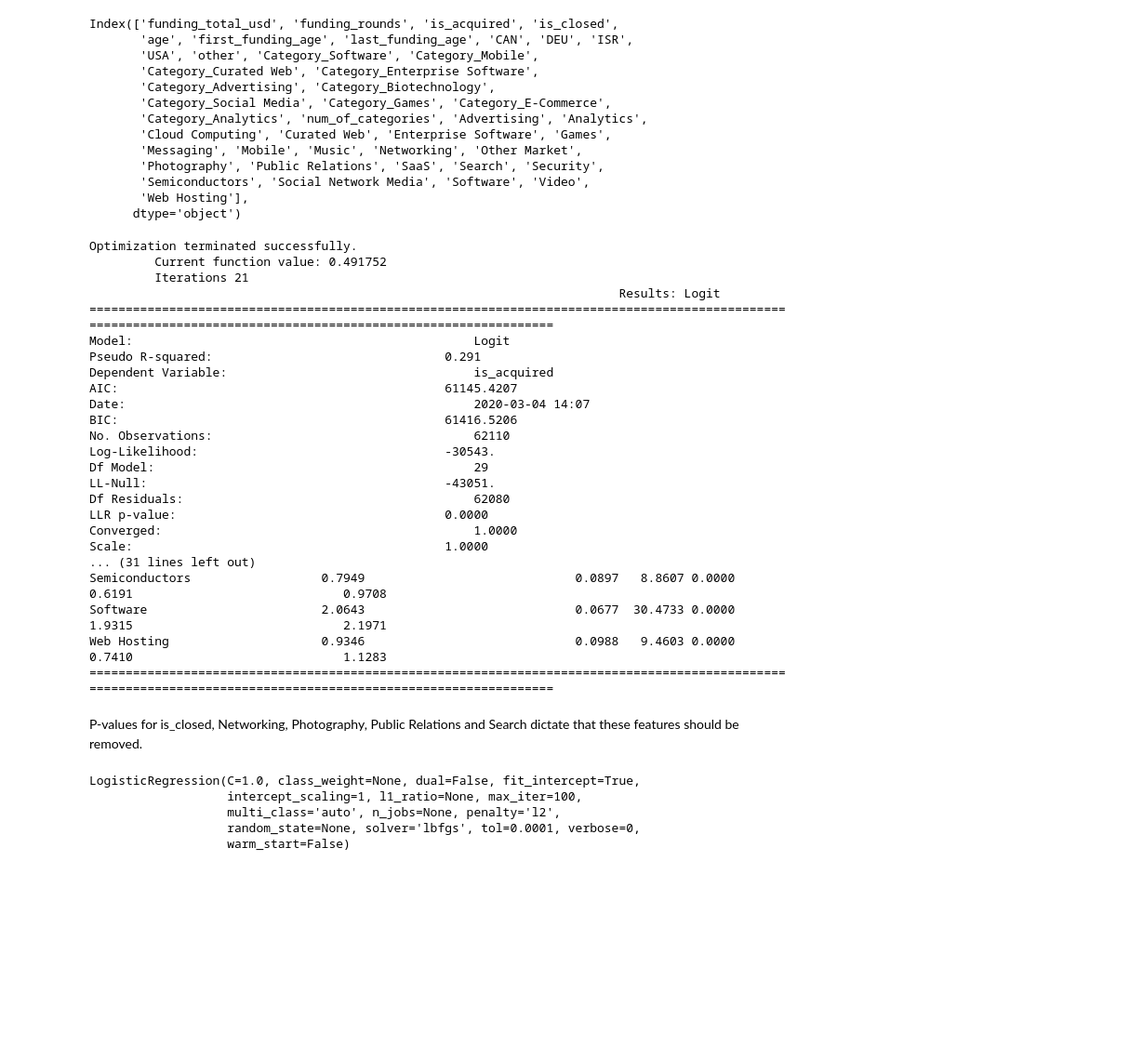
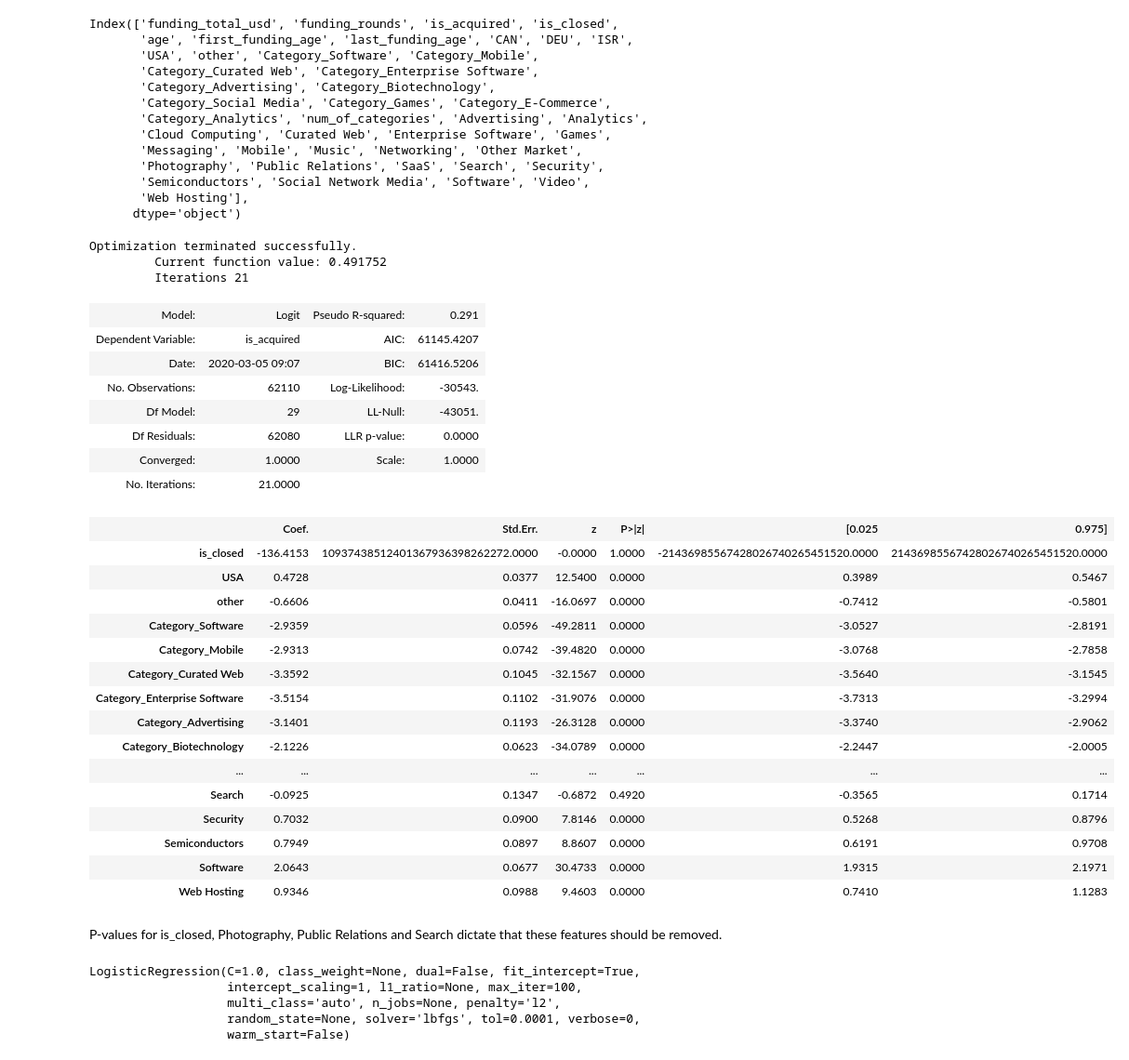
Before and after one commit to lakshayrastogi/Crunchbase-assignment, a Jupyter notebook: crunchBaseCruncher.ipynb, the cells around one changed output. Shown at 93% size. Drawn from its saved outputs; the diff is of its cells as text; code cells hidden in the pictures; blank space fills up the shorter version.

```diff
--- a/crunchBaseCruncher.ipynb
+++ b/crunchBaseCruncher.ipynb
@@ -687,27 +688,37 @@ y=os_data_y['is_acquired']
 # %%
 logit_model=sm.Logit(y,X)
 result=logit_model.fit()
-print(result.summary2())
+result.summary2()
 # %% [output]
 Optimization terminated successfully.
          Current function value: 0.491752
          Iterations 21
-                                                                         Results: Logit
-================================================================================================================================================================
-Model:                                               Logit                                           Pseudo R-squared:                                0.291
-Dependent Variable:                                  is_acquired                                     AIC:                                             61145.4207
-Date:                                                2020-03-04 14:07                                BIC:                                             61416.5206
-No. Observations:                                    62110                                           Log-Likelihood:                                  -30543.
-Df Model:                                            29                                              LL-Null:                                         -43051.
-Df Residuals:                                        62080                                           LLR p-value:                                     0.0000
-Converged:                                           1.0000                                          Scale:                                           1.0000
-... (31 lines left out)
-Semiconductors                  0.7949                             0.0897   8.8607 0.0000                              0.6191                             0.9708
-Software                        2.0643                             0.0677  30.4733 0.0000                              1.9315                             2.1971
-Web Hosting                     0.9346                             0.0988   9.4603 0.0000                              0.7410                             1.1283
-================================================================================================================================================================
+| Model: | Logit | Pseudo R-squared: | 0.291 |
+| Dependent Variable: | is_acquired | AIC: | 61145.4207 |
+| Date: | 2020-03-05 09:07 | BIC: | 61416.5206 |
+| No. Observations: | 62110 | Log-Likelihood: | -30543. |
+| Df Model: | 29 | LL-Null: | -43051. |
+| Df Residuals: | 62080 | LLR p-value: | 0.0000 |
+| Converged: | 1.0000 | Scale: | 1.0000 |
+| No. Iterations: | 21.0000 |  |  |
+|  | Coef. | Std.Err. | z | P>|z| | [0.025 | 0.975] |
+| is_closed | -136.4153 | 10937438512401367936398262272.0000 | -0.0000 | 1.0000 | -21436985567428026740265451520.0000 | 21436985567428026740265451520.0000 |
+| USA | 0.4728 | 0.0377 | 12.5400 | 0.0000 | 0.3989 | 0.5467 |
+| other | -0.6606 | 0.0411 | -16.0697 | 0.0000 | -0.7412 | -0.5801 |
+| Category_Software | -2.9359 | 0.0596 | -49.2811 | 0.0000 | -3.0527 | -2.8191 |
+| Category_Mobile | -2.9313 | 0.0742 | -39.4820 | 0.0000 | -3.0768 | -2.7858 |
+| Category_Curated Web | -3.3592 | 0.1045 | -32.1567 | 0.0000 | -3.5640 | -3.1545 |
+| Category_Enterprise Software | -3.5154 | 0.1102 | -31.9076 | 0.0000 | -3.7313 | -3.2994 |
+| Category_Advertising | -3.1401 | 0.1193 | -26.3128 | 0.0000 | -3.3740 | -2.9062 |
+| Category_Biotechnology | -2.1226 | 0.0623 | -34.0789 | 0.0000 | -2.2447 | -2.0005 |
+| ... | ... | ... | ... | ... | ... | ... |
+| Search | -0.0925 | 0.1347 | -0.6872 | 0.4920 | -0.3565 | 0.1714 |
+| Security | 0.7032 | 0.0900 | 7.8146 | 0.0000 | 0.5268 | 0.8796 |
+| Semiconductors | 0.7949 | 0.0897 | 8.8607 | 0.0000 | 0.6191 | 0.9708 |
+| Software | 2.0643 | 0.0677 | 30.4733 | 0.0000 | 1.9315 | 2.1971 |
+| Web Hosting | 0.9346 | 0.0988 | 9.4603 | 0.0000 | 0.7410 | 1.1283 |
 # %% [markdown]
-P-values for is_closed, Networking, Photography, Public Relations and Search dictate that these features should be removed.
+P-values for is_closed, Photography, Public Relations and Search dictate that these features should be removed.
 # %%
 cols = ['USA', 'other', 'Category_Software', 'Category_Mobile',
        'Category_Curated Web', 'Category_Enterprise Software',
```
Also changed, not shown: parts of 9 cells of this notebook, 2 other files.
